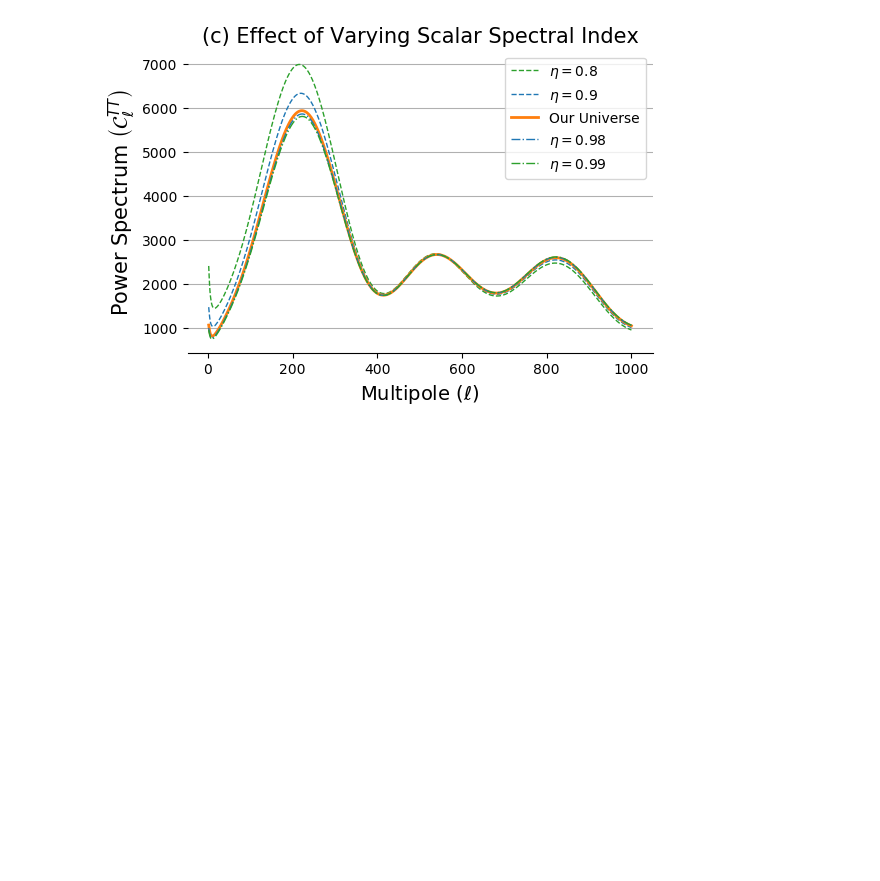
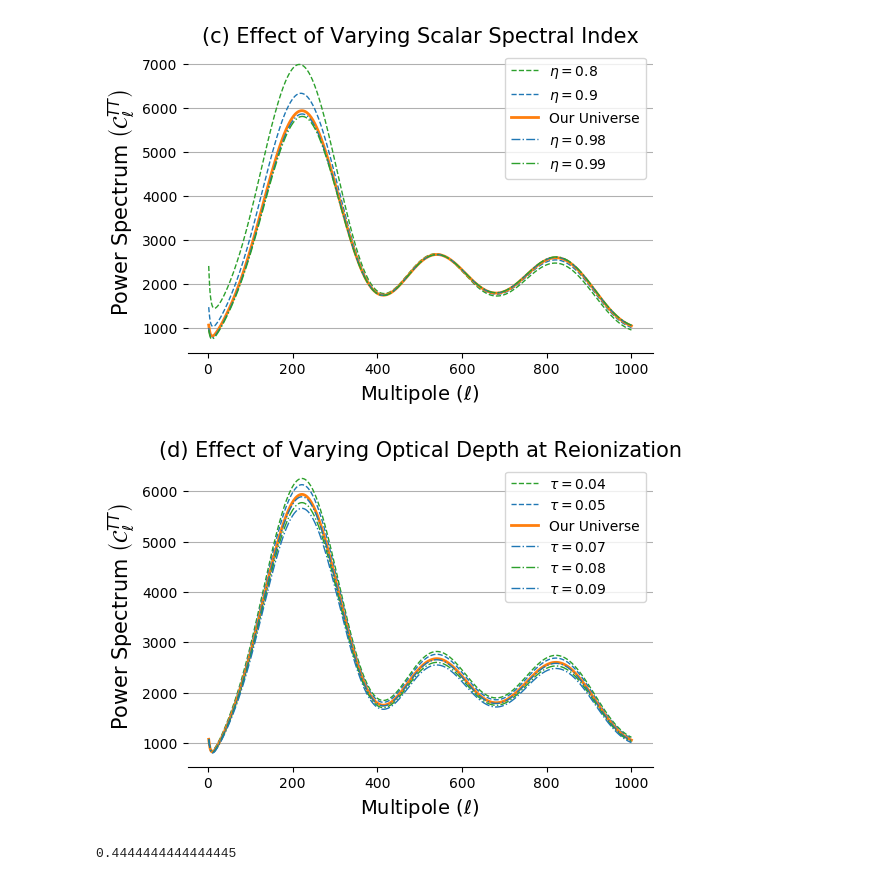
Before and after one commit to katnquinn/CMB_ModelManifold, a Jupyter notebook: Varying Parameter Plots.ipynb, the cells around one changed output. Saved outputs shown, nothing was run; the diff lists cells and outputs as text; code cells hidden in the pictures; blank space fills up the shorter version.

```diff
--- a/Varying Parameter Plots.ipynb
+++ b/Varying Parameter Plots.ipynb
@@ -512,3 +512,59 @@ plt.title('(c) Effect of Varying Scalar Spectral Index', fontsize=15)
 plt.show()
 # %% [output]
 [figure]
+# %%
+taolist = [0.04,0.05,0.066,0.07,0.08,0.09]
+taoClList = []
+for tao in taolist:
+    generateData('varParams',ID='tao'+str(tao),tao = tao)
+    taoClList.append(loadCl('varParams','tao'+str(tao)))
+# %%
+fig, ax = plt.subplots(dpi=100)
+
+idx = 0
+for cl in taoClList:
+    tao = taolist[idx]
+    if tao == 0.066:
+        alpha = 1
+        linewidth = 2
+        c = 'C1'
+        label = 'Our Universe'
+        linestyle = 'solid'
+    else:
+        alpha = tao/max(taolist)
+        linewidth = 1
+        c = 'C0'
+        label = r'$\tau = $'+str(tao)
+        if tao > 0.066:
+            linestyle = '-.'
+        else:
+            linestyle = '--'
+    if (idx == 0) or (idx == 4):
+        c = 'C2'
+    plt.plot(cl[:,0],cl[:,1], alpha = 1, c=c, linewidth=linewidth, label=label, linestyle = linestyle)
+    idx += 1
+
+#plt.xscale('log')
+#plt.yscale('log')
+
+plt.legend()
+
+ax.patch.set_alpha(0)
+
+for loc in ['top','left','right']:
+    ax.spines[loc].set_visible(False)
+
+plt.grid(axis='y',which='both')
+
+plt.xlabel('Multipole '+r'$(\ell)$',fontsize=14)
+plt.ylabel('Power Spectrum '+r'$\left(\mathcal{C}_\ell^{TT}\right)$',fontsize=15)
+
+plt.title('(d) Effect of Varying Optical Depth at Reionization', fontsize=15)
+
+plt.show()
+# %% [output]
+[figure, added]
+# %%
+tao/max(taolist)
+# %% [output]
+0.4444444444444445
```
